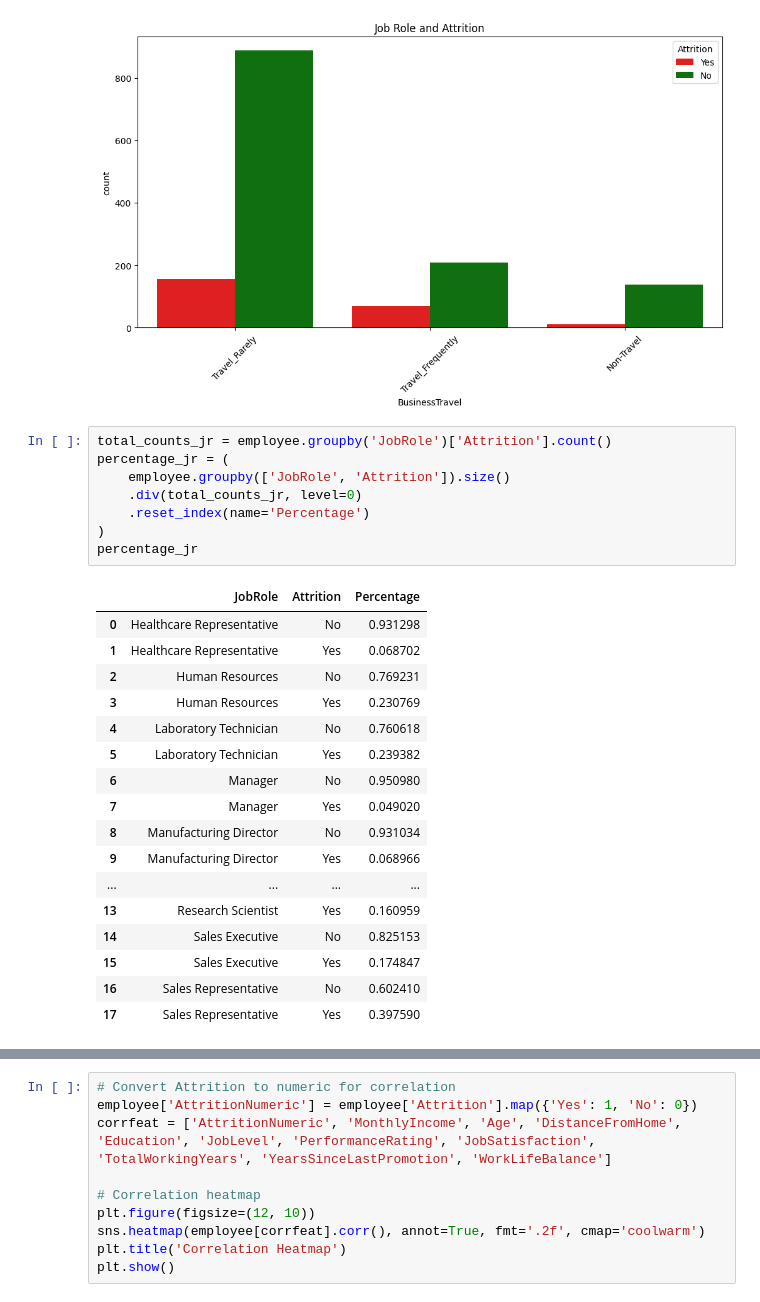
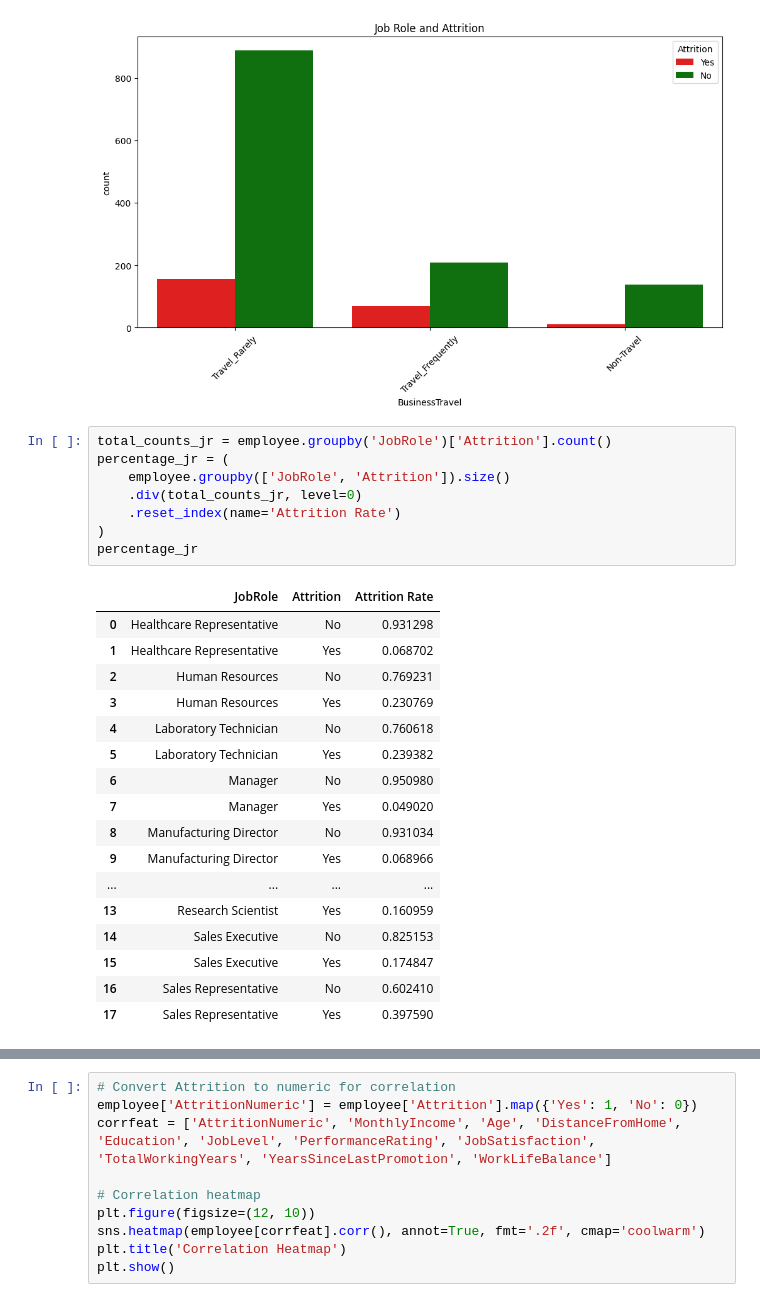
Before and after one commit to vtrackstar/Google-DA-Projects, a Jupyter notebook: ibm-employee-attrition-data-analysis-project.ipynb, the cells around one changed output, grey strips where cells are left out. Saved outputs shown, nothing was run; the diff lists cells and outputs as text.

Commit message:
Kaggle Notebook | IBM Employee Attrition Data Analysis Project | Version 3

```diff
--- a/ibm-employee-attrition-data-analysis-project.ipynb
+++ b/ibm-employee-attrition-data-analysis-project.ipynb
@@ -205,13 +205,13 @@ plt.show()
 # %%
 total_counts_jr = employee.groupby('JobRole')['Attrition'].count()
 percentage_jr = (
     employee.groupby(['JobRole', 'Attrition']).size()
     .div(total_counts_jr, level=0)
-    .reset_index(name='Percentage')
+    .reset_index(name='Attrition Rate')
 )
 percentage_jr
 # %% [output]
-|  | JobRole | Attrition | Percentage |
+|  | JobRole | Attrition | Attrition Rate |
 | 0 | Healthcare Representative | No | 0.931298 |
 | 1 | Healthcare Representative | Yes | 0.068702 |
 | 2 | Human Resources | No | 0.769231 |
```
Also changed, not shown: parts of 3 cells of this notebook.
